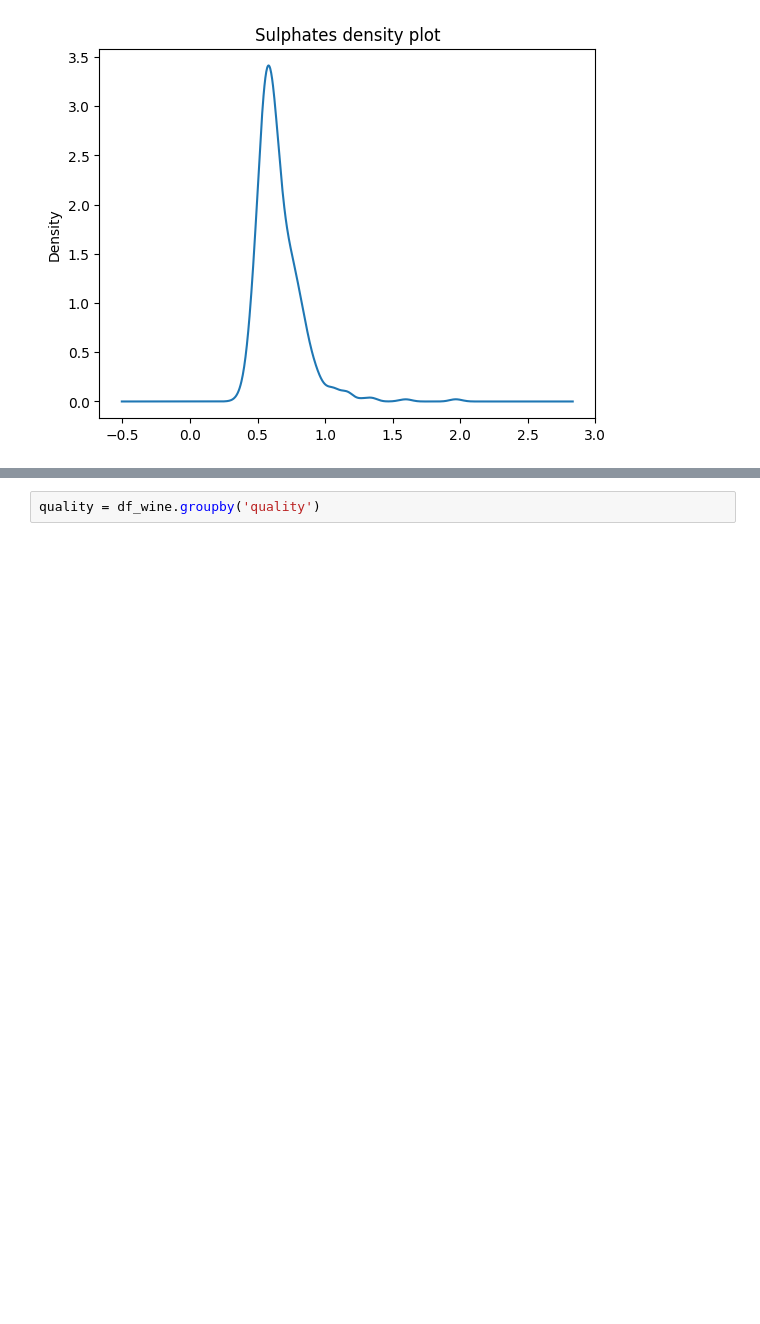
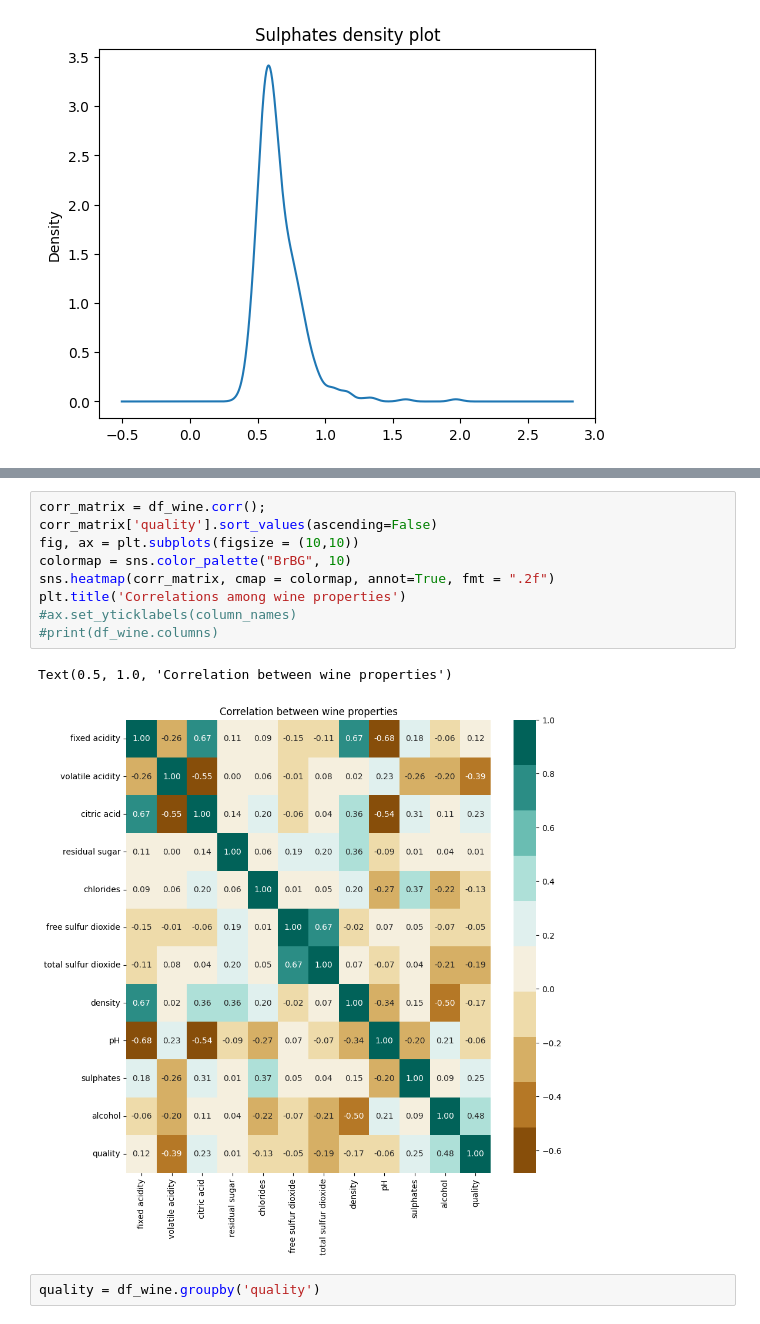
Before and after one commit to georgbasler/wine-quality, a Jupyter notebook: winequality.ipynb, the cells around one changed output, grey strips where cells are left out. Drawn from its saved outputs; the diff is of its cells as text; blank space fills up the shorter version.

```diff
--- a/winequality.ipynb
+++ b/winequality.ipynb
@@ -29,2 +63,14 @@ df_wine['sulphates'].plot.kde(title = 'Sulphates density plot');
+# %%
+corr_matrix = df_wine.corr();
+corr_matrix['quality'].sort_values(ascending=False)
+fig, ax = plt.subplots(figsize = (10,10))
+colormap = sns.color_palette("BrBG", 10)
+sns.heatmap(corr_matrix, cmap = colormap, annot=True, fmt = ".2f")
+plt.title('Correlations among wine properties')
+#ax.set_yticklabels(column_names)
+#print(df_wine.columns)
+# %% [output]
+Text(0.5, 1.0, 'Correlation between wine properties')
+[figure, added]
 # %%
 quality = df_wine.groupby('quality')
```
Also changed, not shown: parts of 4 cells of this notebook.
